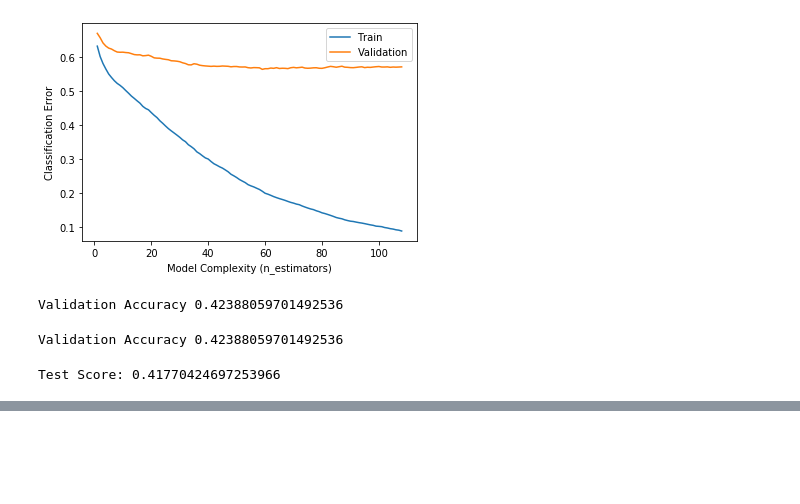
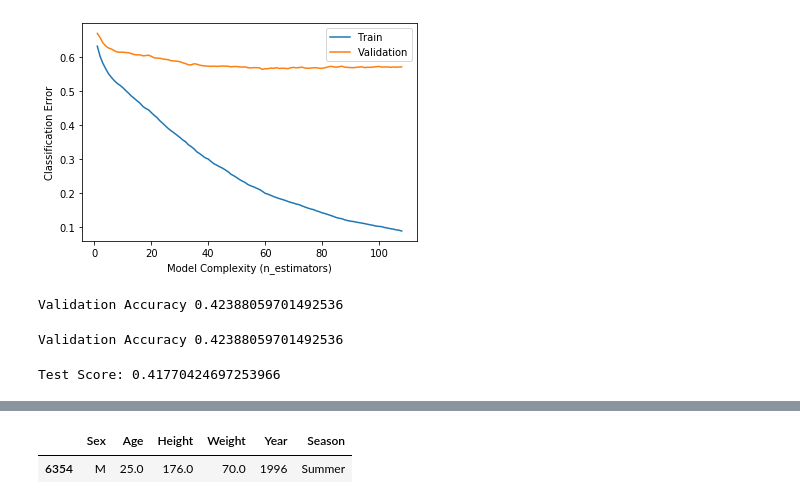
Before and after one commit to AmyBeisel/Olympics-Data, a Jupyter notebook: notebooks/LS_DS_231_assignment_AMY_BEISEL.ipynb, the cells around one changed output, grey strips where cells are left out. Saved outputs shown, nothing was run; the diff lists cells and outputs as text; code cells hidden in the pictures; blank space fills up the shorter version.

```diff
--- a/notebooks/LS_DS_231_assignment_AMY_BEISEL.ipynb
+++ b/notebooks/LS_DS_231_assignment_AMY_BEISEL.ipynb
@@ -605,0 +638,5 @@ Test Score: 0.41770424697253966
+# %%
+X_test.iloc[[420]]
+# %% [output]
+|  | Sex | Age | Height | Weight | Year | Season |
+| 6354 | M | 25.0 | 176.0 | 70.0 | 1996 | Summer |
```
Also changed, not shown: parts of 9 cells of this notebook.
